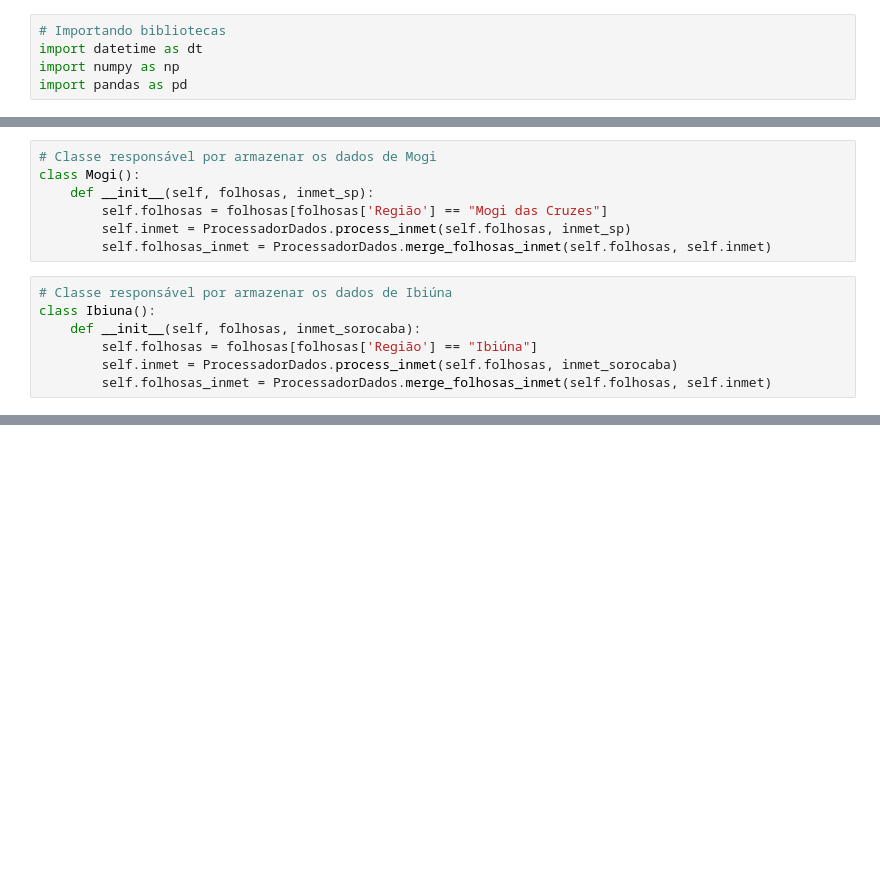
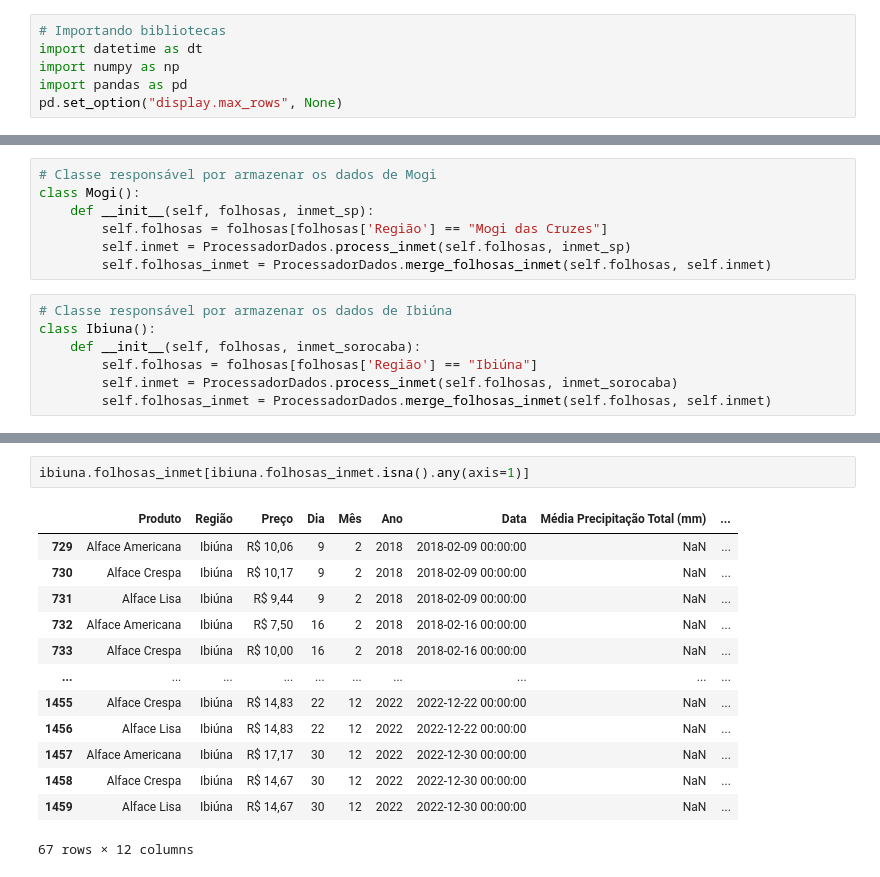
Before and after one commit to caioypaulino/TG-AnaliseDados, a Jupyter notebook: Pipeline Dados.ipynb, the cells around one changed output, grey strips where cells are left out. Cells and saved outputs as stored; diff of their text form; blank space fills up the shorter version.

```diff
--- a/Pipeline Dados.ipynb
+++ b/Pipeline Dados.ipynb
@@ -3,6 +3,7 @@
 import datetime as dt
 import numpy as np
 import pandas as pd
+pd.set_option("display.max_rows", None)
 # %%
 # Classe responsável por armazenar os dados de folhosas e inmet por csv
 class AllDados:
@@ -116,0 +127,16 @@ mogi.inmet[mogi.inmet.isna().any(axis=1)]
+# %%
+ibiuna.folhosas_inmet[ibiuna.folhosas_inmet.isna().any(axis=1)]
+# %% [output]
+|  | Produto | Região | Preço | Dia | Mês | Ano | Data | Média Precipitação Total (mm) | ... |
+| 729 | Alface Americana | Ibiúna | R$ 10,06 | 9 | 2 | 2018 | 2018-02-09 00:00:00 | NaN | ... |
+| 730 | Alface Crespa | Ibiúna | R$ 10,17 | 9 | 2 | 2018 | 2018-02-09 00:00:00 | NaN | ... |
+| 731 | Alface Lisa | Ibiúna | R$ 9,44 | 9 | 2 | 2018 | 2018-02-09 00:00:00 | NaN | ... |
+| 732 | Alface Americana | Ibiúna | R$ 7,50 | 16 | 2 | 2018 | 2018-02-16 00:00:00 | NaN | ... |
+| 733 | Alface Crespa | Ibiúna | R$ 10,00 | 16 | 2 | 2018 | 2018-02-16 00:00:00 | NaN | ... |
+| ... | ... | ... | ... | ... | ... | ... | ... | ... | ... |
+| 1455 | Alface Crespa | Ibiúna | R$ 14,83 | 22 | 12 | 2022 | 2022-12-22 00:00:00 | NaN | ... |
+| 1456 | Alface Lisa | Ibiúna | R$ 14,83 | 22 | 12 | 2022 | 2022-12-22 00:00:00 | NaN | ... |
+| 1457 | Alface Americana | Ibiúna | R$ 17,17 | 30 | 12 | 2022 | 2022-12-30 00:00:00 | NaN | ... |
+| 1458 | Alface Crespa | Ibiúna | R$ 14,67 | 30 | 12 | 2022 | 2022-12-30 00:00:00 | NaN | ... |
+| 1459 | Alface Lisa | Ibiúna | R$ 14,67 | 30 | 12 | 2022 | 2022-12-30 00:00:00 | NaN | ... |
+67 rows × 12 columns
```
Also changed, not shown: parts of 1 cell of this notebook, 3 other files.
